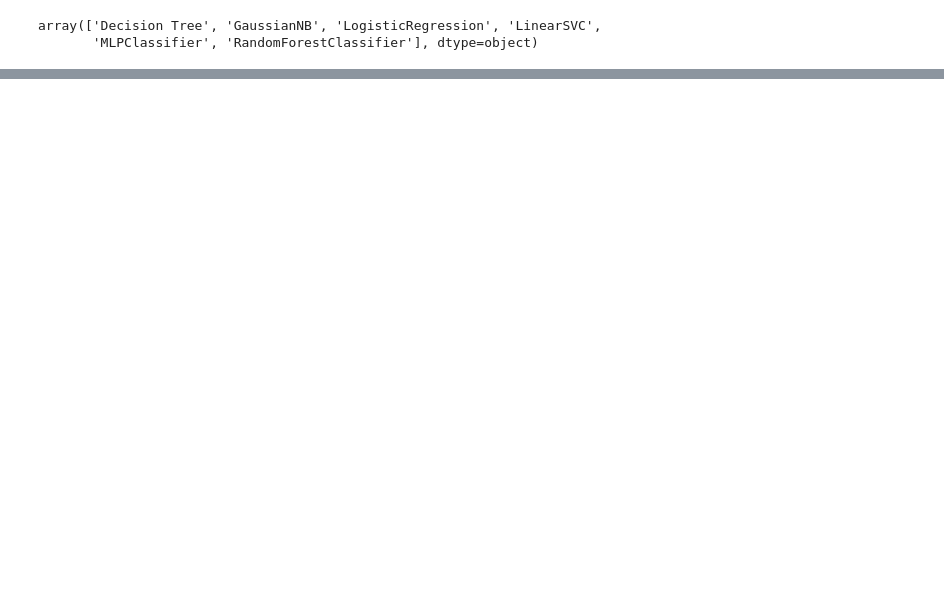
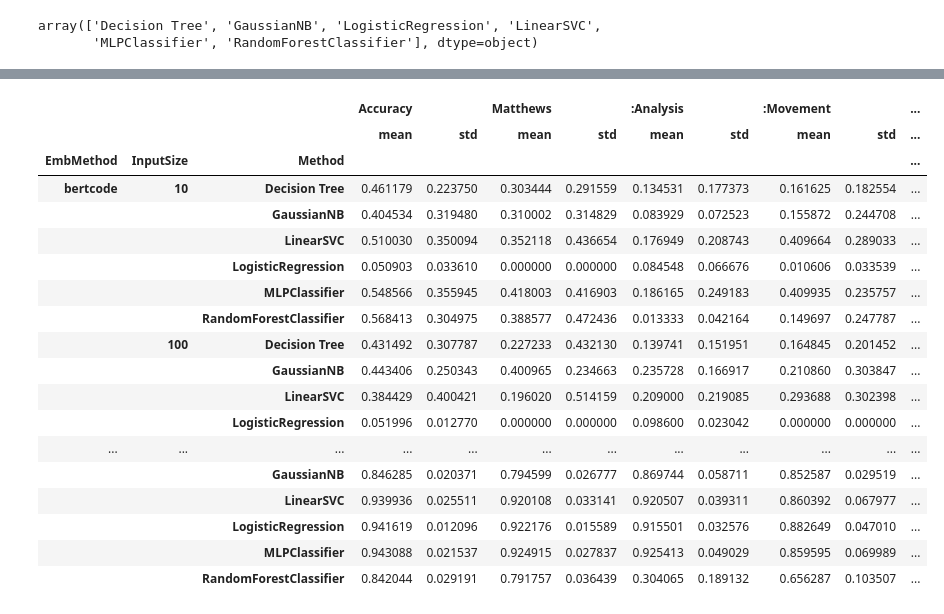
Before and after one commit to enridaga/data-journeys, a Jupyter notebook: AnalyseResultsMulti.ipynb, the cells around one changed output, grey strips where cells are left out. Drawn from its saved outputs; the diff is of its cells as text; code cells hidden in the pictures; blank space fills up the shorter version.

```diff
--- a/AnalyseResultsMulti.ipynb
+++ b/AnalyseResultsMulti.ipynb
@@ -50,0 +87,22 @@ def Table(dataframe, dataset, test_regime):
+# %%
+Table(data, 'MultiClassification.csv', 2 )
+# %% [output]
+|  |  |  | Accuracy |  | Matthews |  | :Analysis |  | :Movement |  | ... |
+|  |  |  | mean | std | mean | std | mean | std | mean | std | ... |
+| EmbMethod | InputSize | Method |  |  |  |  |  |  |  |  | ... |
+| bertcode | 10 | Decision Tree | 0.461179 | 0.223750 | 0.303444 | 0.291559 | 0.134531 | 0.177373 | 0.161625 | 0.182554 | ... |
+|  |  | GaussianNB | 0.404534 | 0.319480 | 0.310002 | 0.314829 | 0.083929 | 0.072523 | 0.155872 | 0.244708 | ... |
+|  |  | LinearSVC | 0.510030 | 0.350094 | 0.352118 | 0.436654 | 0.176949 | 0.208743 | 0.409664 | 0.289033 | ... |
+|  |  | LogisticRegression | 0.050903 | 0.033610 | 0.000000 | 0.000000 | 0.084548 | 0.066676 | 0.010606 | 0.033539 | ... |
+|  |  | MLPClassifier | 0.548566 | 0.355945 | 0.418003 | 0.416903 | 0.186165 | 0.249183 | 0.409935 | 0.235757 | ... |
+|  |  | RandomForestClassifier | 0.568413 | 0.304975 | 0.388577 | 0.472436 | 0.013333 | 0.042164 | 0.149697 | 0.247787 | ... |
+|  | 100 | Decision Tree | 0.431492 | 0.307787 | 0.227233 | 0.432130 | 0.139741 | 0.151951 | 0.164845 | 0.201452 | ... |
+|  |  | GaussianNB | 0.443406 | 0.250343 | 0.400965 | 0.234663 | 0.235728 | 0.166917 | 0.210860 | 0.303847 | ... |
+|  |  | LinearSVC | 0.384429 | 0.400421 | 0.196020 | 0.514159 | 0.209000 | 0.219085 | 0.293688 | 0.302398 | ... |
+|  |  | LogisticRegression | 0.051996 | 0.012770 | 0.000000 | 0.000000 | 0.098600 | 0.023042 | 0.000000 | 0.000000 | ... |
+| ... | ... | ... | ... | ... | ... | ... | ... | ... | ... | ... | ... |
+|  |  | GaussianNB | 0.846285 | 0.020371 | 0.794599 | 0.026777 | 0.869744 | 0.058711 | 0.852587 | 0.029519 | ... |
+|  |  | LinearSVC | 0.939936 | 0.025511 | 0.920108 | 0.033141 | 0.920507 | 0.039311 | 0.860392 | 0.067977 | ... |
+|  |  | LogisticRegression | 0.941619 | 0.012096 | 0.922176 | 0.015589 | 0.915501 | 0.032576 | 0.882649 | 0.047010 | ... |
+|  |  | MLPClassifier | 0.943088 | 0.021537 | 0.924915 | 0.027837 | 0.925413 | 0.049029 | 0.859595 | 0.069989 | ... |
+|  |  | RandomForestClassifier | 0.842044 | 0.029191 | 0.791757 | 0.036439 | 0.304065 | 0.189132 | 0.656287 | 0.103507 | ... |
```
Also changed, not shown: parts of 14 cells of this notebook, 3 other files.
